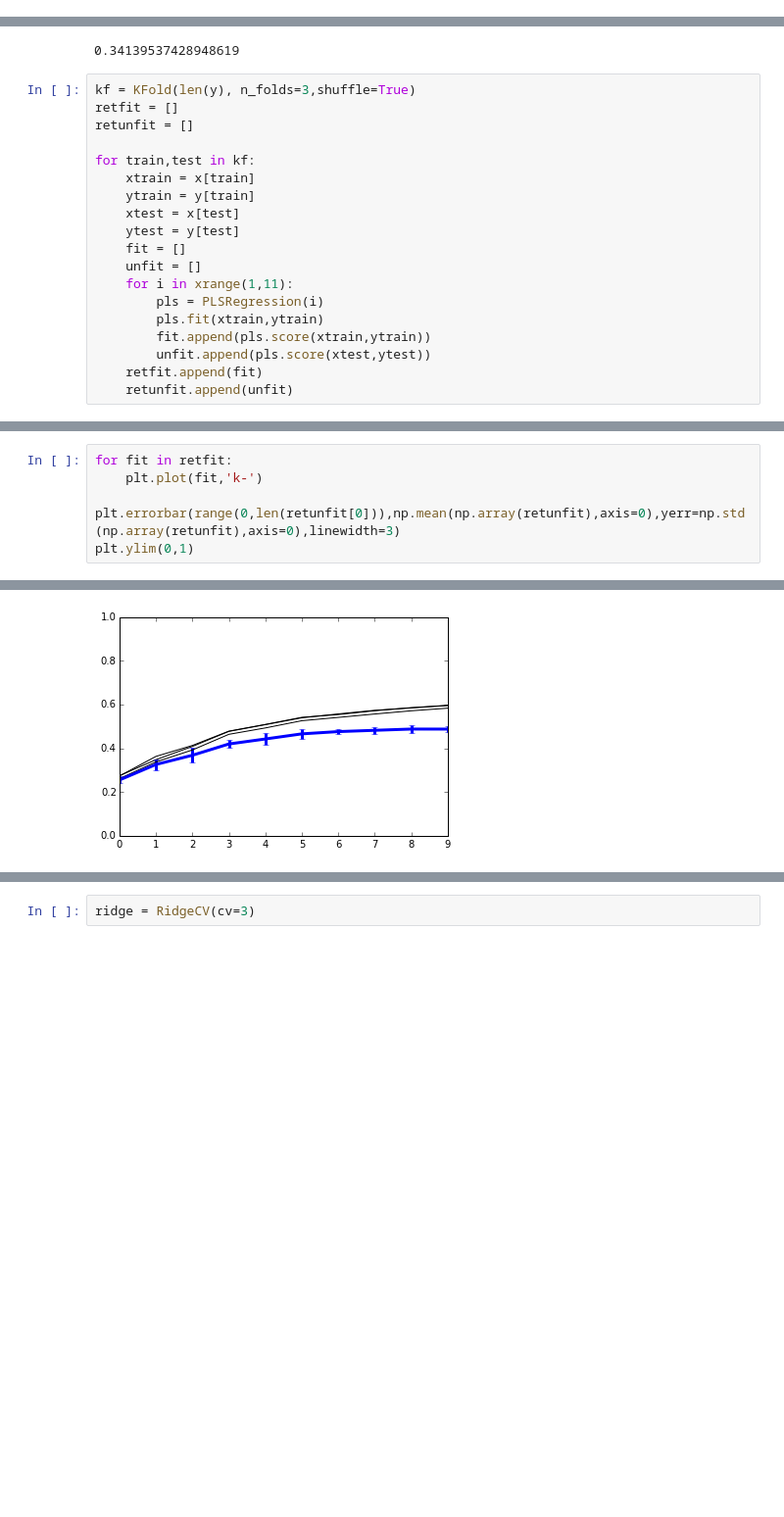
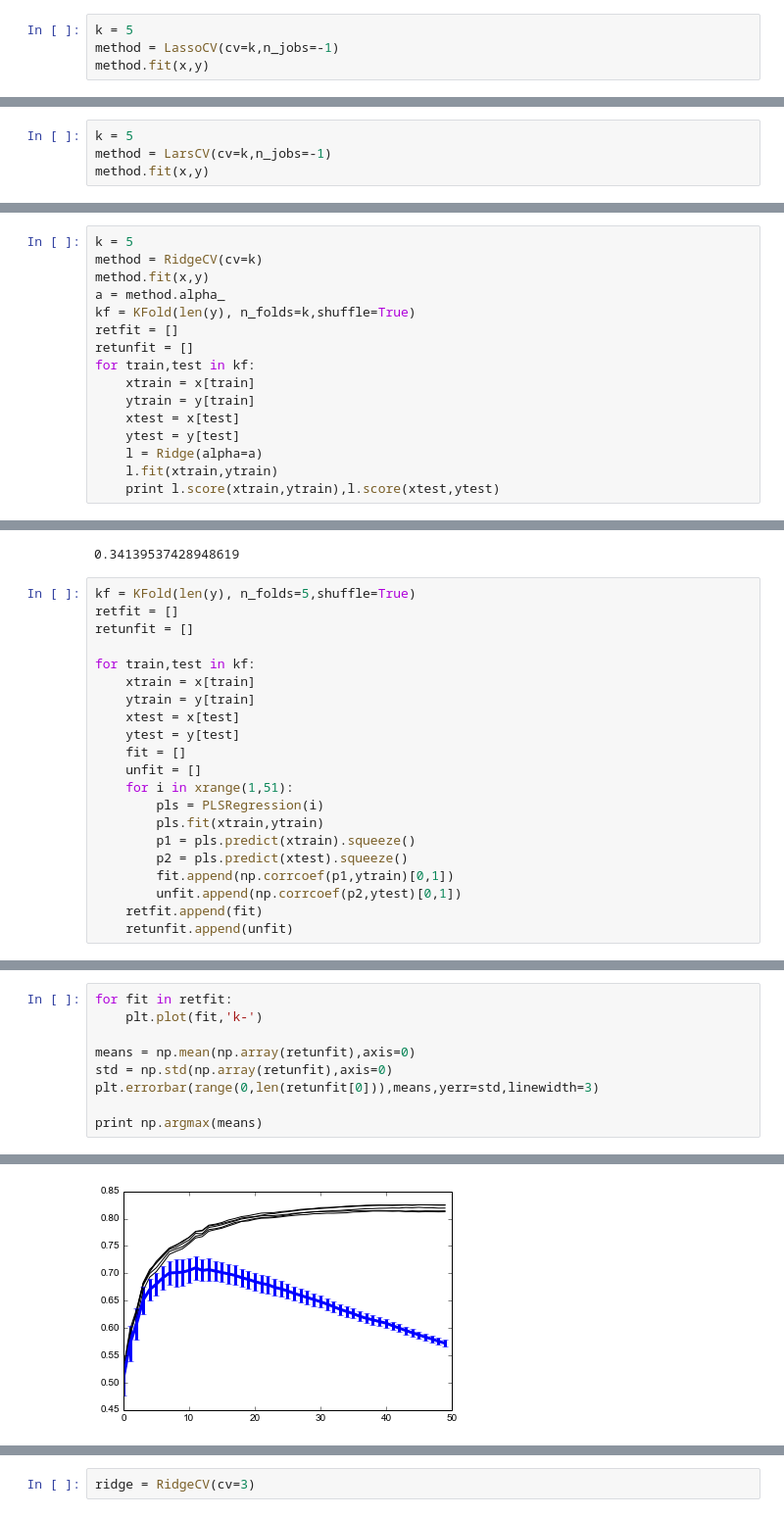
Before and after one commit to dkoes/qsar-tools, a Jupyter notebook: qsar.ipynb, the cells around one changed output, grey strips where cells are left out. Shown at 98% size. Saved outputs shown, nothing was run; the diff lists cells and outputs as text; blank space fills up the shorter version.

```diff
--- a/qsar.ipynb
+++ b/qsar.ipynb
@@ -204,0 +203,4 @@ lars.score(x,y)
+# %%
+k = 5
+method = LassoCV(cv=k,n_jobs=-1)
+method.fit(x,y)
@@ -204,0 +252,4 @@ lars.score(x,y)
+# %%
+k = 5
+method = LarsCV(cv=k,n_jobs=-1)
+method.fit(x,y)
@@ -204,0 +308,16 @@ lars.score(x,y)
+# %%
+k = 5
+method = RidgeCV(cv=k)
+method.fit(x,y)
+a = method.alpha_
+kf = KFold(len(y), n_folds=k,shuffle=True)
+retfit = []
+retunfit = []
+for train,test in kf:
+    xtrain = x[train]
+    ytrain = y[train]
+    xtest = x[test]
+    ytest = y[test]
+    l = Ridge(alpha=a)
+    l.fit(xtrain,ytrain)
+    print l.score(xtrain,ytrain),l.score(xtest,ytest)
@@ -242,7 +371,7 @@ pls.score(x,y)
 # %% [output]
 0.34139537428948619
 # %%
-kf = KFold(len(y), n_folds=3,shuffle=True)
+kf = KFold(len(y), n_folds=5,shuffle=True)
 retfit = []
 retunfit = []
 
@@ -253,10 +382,12 @@ for train,test in kf:
     ytest = y[test]
     fit = []
     unfit = []
-    for i in xrange(1,11):
+    for i in xrange(1,51):
         pls = PLSRegression(i)
         pls.fit(xtrain,ytrain)
-        fit.append(pls.score(xtrain,ytrain))
-        unfit.append(pls.score(xtest,ytest))
+        p1 = pls.predict(xtrain).squeeze()
+        p2 = pls.predict(xtest).squeeze()
+        fit.append(np.corrcoef(p1,ytrain)[0,1])
+        unfit.append(np.corrcoef(p2,ytest)[0,1])
     retfit.append(fit)
     retunfit.append(unfit)
@@ -264,6 +400,9 @@ for train,test in kf:
 for fit in retfit:
     plt.plot(fit,'k-')
 
-plt.errorbar(range(0,len(retunfit[0])),np.mean(np.array(retunfit),axis=0),yerr=np.std(np.array(retunfit),axis=0),linewidth=3)
-plt.ylim(0,1)
+means = np.mean(np.array(retunfit),axis=0)
+std = np.std(np.array(retunfit),axis=0)
+plt.errorbar(range(0,len(retunfit[0])),means,yerr=std,linewidth=3)
+
+print np.argmax(means)
 # %% [output]
@@ -271 +410 @@ plt.ylim(0,1)
-[figure, old version]
+[figure, new version]
```
Also changed, not shown: parts of 32 cells of this notebook, 1 other file.
